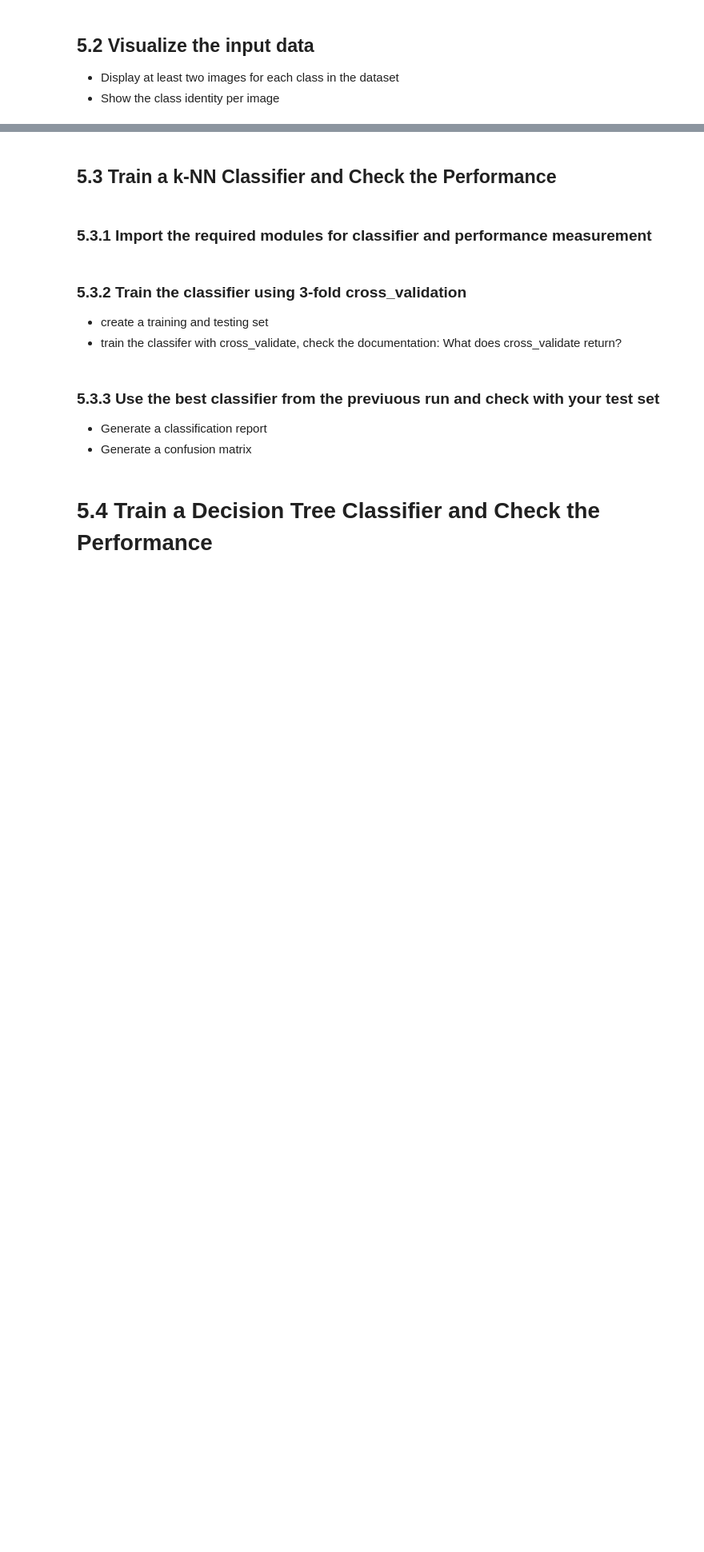
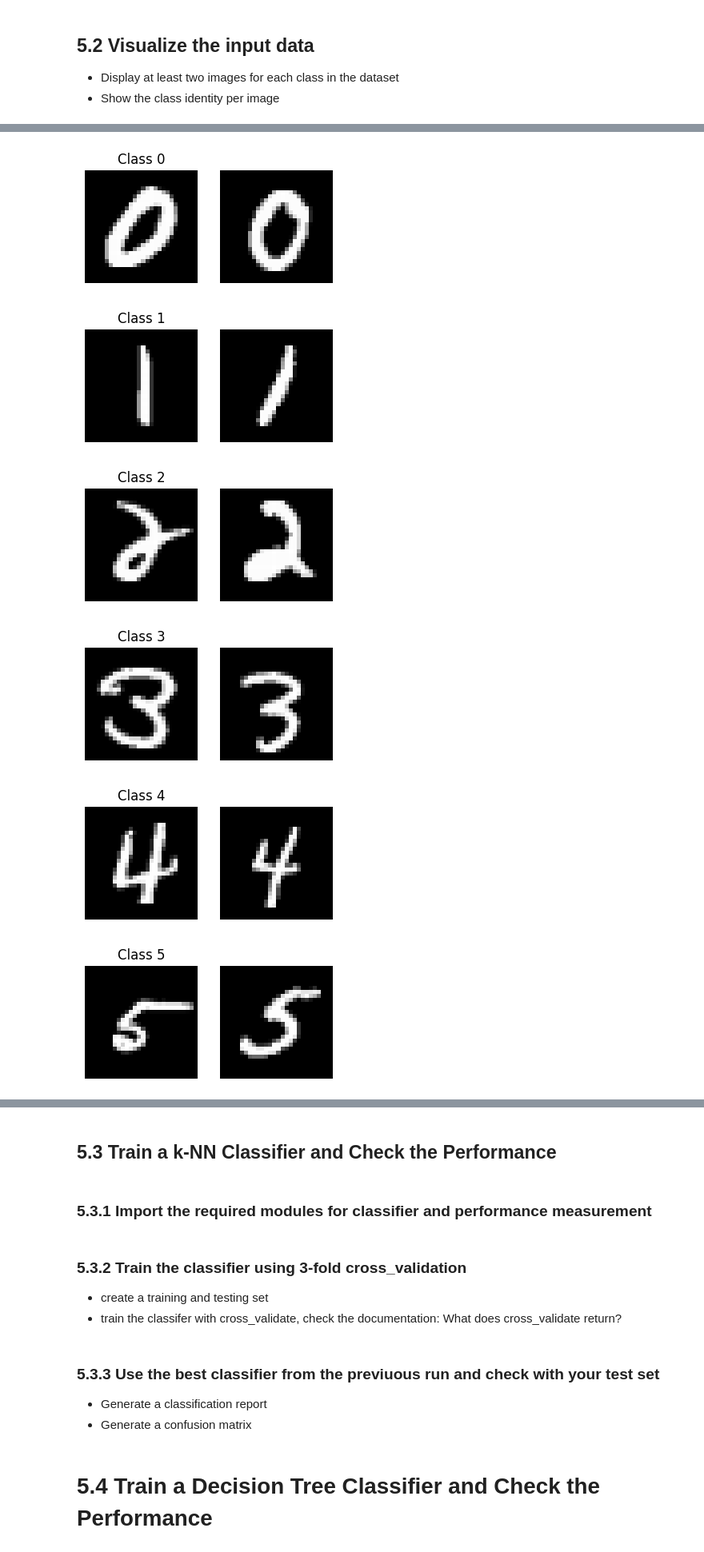
Before and after one commit to yhfrds/data-science-and-machine-learning-1, a Jupyter notebook: Lab 5/DS_ML_I_P5.ipynb, the cells around one changed output, grey strips where cells are left out. Shown at 80% size. Drawn from its saved outputs; the diff is of its cells as text; code cells hidden in the pictures; blank space fills up the shorter version.

Commit message:
Upload parquet file, load it, and visualize sample of the input data

```diff
--- a/Lab 5/DS_ML_I_P5.ipynb
+++ b/Lab 5/DS_ML_I_P5.ipynb
@@ -30,0 +94,20 @@ else:
+# %%
+sampled_df = df_mnist.groupby('class').sample(n=2, random_state=42)
+
+for cls in sampled_df['class'].unique():
+    imgs = sampled_df[sampled_df['class'] == cls].drop('class', axis=1).values
+    plt.figure(figsize=(4, 2))  # Width for 2 images, height small
+    for i in range(2):
+        plt.subplot(1, 2, i+1)
+        plt.imshow(imgs[i].reshape(28, 28), cmap='gray')
+        plt.axis('off')
+        if i == 0:
+            plt.title(f'Class {cls}')
+    plt.show()
+# %% [output]
+[figure, added]
+[figure, added]
+[figure, added]
+[figure, added]
+[figure, added]
+[figure, added]
```
Also changed, not shown: parts of 13 cells of this notebook, 1 other file.
